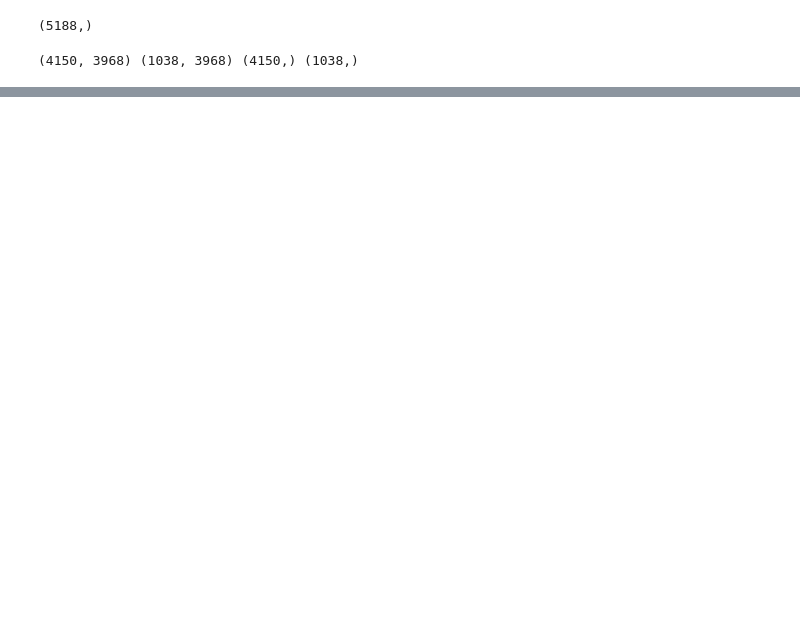
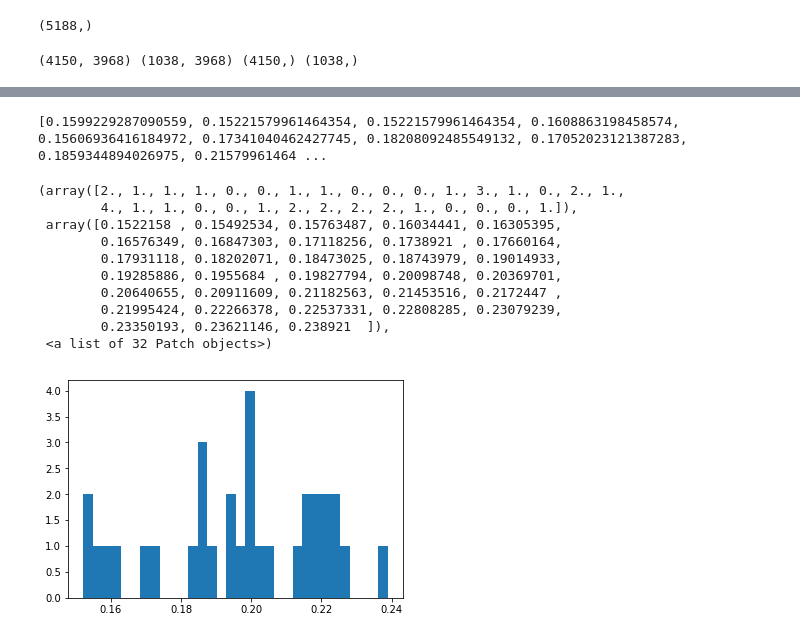
Before and after one commit to naitik-dodia/Object-Recognition-using-EEG-brain-data, a Jupyter notebook: LDA2.ipynb, the cells around one changed output, grey strips where cells are left out. Saved outputs shown, nothing was run; the diff lists cells and outputs as text; code cells hidden in the pictures; blank space fills up the shorter version.

```diff
--- a/LDA2.ipynb
+++ b/LDA2.ipynb
@@ -93,0 +178,38 @@ accuracy_score(linear_svm_pred,y_test)
+# %%
+sh0 = electrode.shape[0];
+sh1 = electrode.shape[1];
+sh2 = electrode.shape[2];
+acc = [];
+for k in range(sh1):
+    x_tr = []; y_tr = [];
+    for i in range(sh2):
+        temp = [];
+        for l in range(sh0):
+            temp.append(electrode[l][k][i]);
+        x_tr.append(temp);
+        y_tr.append(cat_labels[i]);
+    x_tr = np.array(x_tr)
+    y_tr = np.array(y_tr)
+    # use x_tr & y_tr to get accuracy and store it in acc_score
+    x_train, y_train, x_test, y_test = split_sampling2D(x_tr, y_tr)
+    acc_score = lda_with_shrinkage(x_train, y_train, x_test, y_test)
+    # use x_tr & y_tr to get accuracy and store it in acc_score
+    acc.append(acc_score);
+# you have acc as 2D matrix (of size 32) with every value denoting accuracy accordingly.
+# Plot graph of accuracy.
+# %%
+print(acc)
+plt.hist(acc, bins = 32)
+# %% [output]
+[0.1599229287090559, 0.15221579961464354, 0.15221579961464354, 0.1608863198458574, 0.15606936416184972, 0.17341040462427745, 0.18208092485549132, 0.17052023121387283, 0.1859344894026975, 0.21579961464 ...
+(array([2., 1., 1., 1., 0., 0., 1., 1., 0., 0., 0., 1., 3., 1., 0., 2., 1.,
+        4., 1., 1., 0., 0., 1., 2., 2., 2., 2., 1., 0., 0., 0., 1.]),
+ array([0.1522158 , 0.15492534, 0.15763487, 0.16034441, 0.16305395,
+        0.16576349, 0.16847303, 0.17118256, 0.1738921 , 0.17660164,
+        0.17931118, 0.18202071, 0.18473025, 0.18743979, 0.19014933,
+        0.19285886, 0.1955684 , 0.19827794, 0.20098748, 0.20369701,
+        0.20640655, 0.20911609, 0.21182563, 0.21453516, 0.2172447 ,
+        0.21995424, 0.22266378, 0.22537331, 0.22808285, 0.23079239,
+        0.23350193, 0.23621146, 0.238921  ]),
+ <a list of 32 Patch objects>)
+[figure, added]
```
Also changed, not shown: parts of 18 cells of this notebook.
